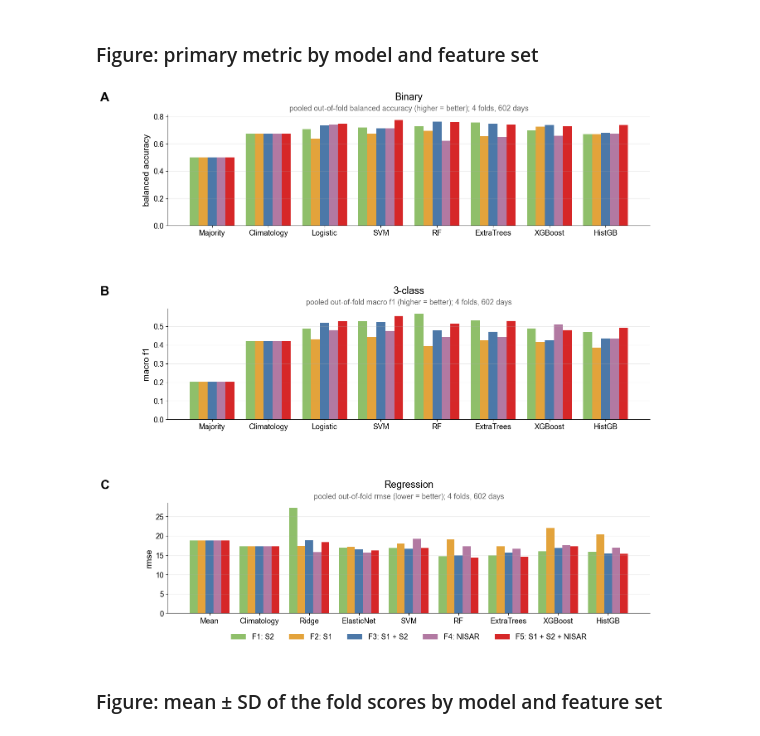
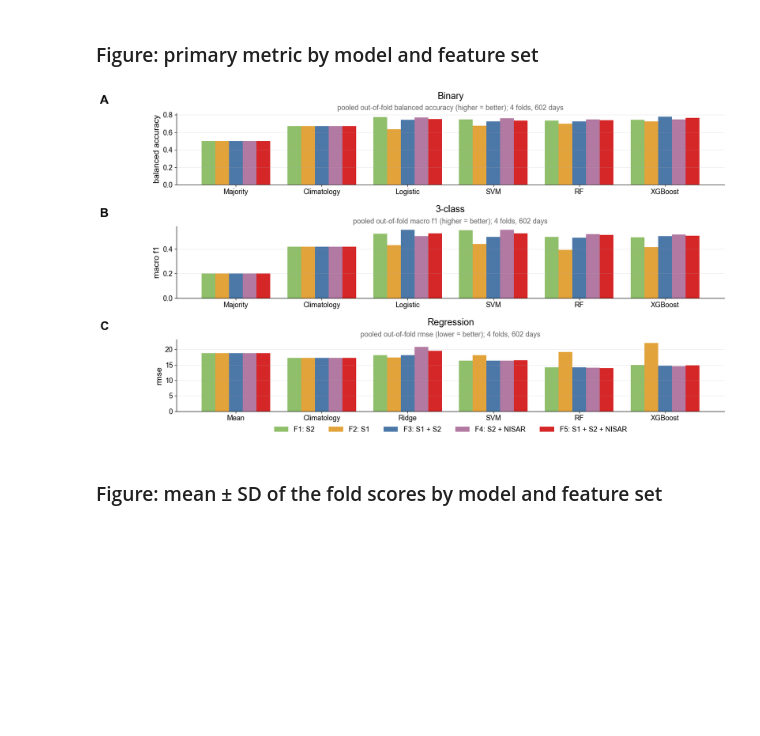
Before and after one commit to edrian-liao/rice-methane-downscaling, a Jupyter notebook: notebooks/train_model.ipynb, the cells around one changed output. Drawn from its saved outputs; the diff is of its cells as text; code cells hidden in the pictures; blank space fills up the shorter version.

Commit message:
model training (first phase); need to make changes

```diff
--- a/notebooks/train_model.ipynb
+++ b/notebooks/train_model.ipynb
@@ -251,12 +258,11 @@ def make_models(task):
             "Mean":        (DummyRegressor(), "none"),
             "Climatology": (DoyClimatology(CLIM_HALF_WIDTH, "reg"), "doy"),
             "Ridge":       (make_pipeline(*prep(), Ridge(alpha=RIDGE_ALPHA)), "features"),
-            "ElasticNet":  (make_pipeline(*prep(), ElasticNet(**ENET_PARAMS)), "features"),
+            # "ElasticNet":  (make_pipeline(*prep(), ElasticNet(**ENET_PARAMS)), "features"),
             "SVM":         (make_pipeline(*prep(), SVR(C=SVM_C)), "features"),
             "RF":          (make_pipeline(*prep(False), RandomForestRegressor(**RF_PARAMS)), "features"),
-            "ExtraTrees":  (make_pipeline(*prep(False), ExtraTreesRegressor(**ET_PARAMS)), "features"),
+            # "ExtraTrees":  (make_pipeline(*prep(False), ExtraTreesRegressor(**ET_PARAMS)), "features"),
             "XGBoost":     (XGBRegressor(**XGB_PARAMS), "features"),
-            "HistGB":      (HistGradientBoostingRegressor(**HGB_PARAMS), "features"),
         }
     logit = make_pipeline(*prep(), LogisticRegression(C=LOGIT_C, class_weight="balanced", max_iter=5000))
     return {
@@ -266,9 +272,8 @@ def make_models(task):
         "SVM":         (make_pipeline(*prep(), SVC(C=SVM_C, class_weight="balanced", probability=True,
                                                    random_state=SEED)), "features"),
         "RF":          (make_pipeline(*prep(False), RandomForestClassifier(class_weight="balanced", **RF_PARAMS)), "features"),
-        "ExtraTrees":  (make_pipeline(*prep(False), ExtraTreesClassifier(class_weight="balanced", **ET_PARAMS)), "features"),
+        # "ExtraTrees":  (make_pipeline(*prep(False), ExtraTreesClassifier(class_weight="balanced", **ET_PARAMS)), "features"),
         "XGBoost":     (BalancedLabelXGB(XGB_PARAMS), "features"),
-        "HistGB":      (HistGradientBoostingClassifier(class_weight="balanced", **HGB_PARAMS), "features"),
     }
 
 print({t: list(make_models(t)) for t in TASKS})
@@ -308,28 +313,43 @@ def model_input(X_feat, how, frame=None):
         return frame[["doy"]]
     return pd.DataFrame({"const": np.zeros(len(frame))})
 
-def run_cv(estimator, X, y, task):
+def p_class1(m, X):
+    # P(class 1) from a fitted binary model, or None if it has no predict_proba
+    if not hasattr(m, "predict_proba"):
+        return None
+    cls = list(m.classes_)
+    return m.predict_proba(X)[:, cls.index(1)] if 1 in cls else np.zeros(len(X))
+
+def run_cv(estimator, X, y, task, train_out=None):
     # Leave-one-group-out. Returns out-of-fold predictions (and P(class 1) for binary).
+    # train_out: if a list is given, the TRAINING-set score of each fold's model is appended to it
+    # (the model scored on the very rows it was fit on), for the overfitting check.
     pred = np.full(len(y), np.nan); proba1 = np.full(len(y), np.nan)
     for g in FOLDS:
         te = groups == g; tr = ~te
         m = clone(estimator).fit(X[tr], y[tr])
         pred[te] = m.predict(X[te])
-        if task == "binary" and hasattr(m, "predict_proba"):
-            cls = list(m.classes_)
-            proba1[te] = m.predict_proba(X[te])[:, cls.index(1)] if 1 in cls else 0.0
+        if task == "binary":
+            p = p_class1(m, X[te])
+            if p is not None:
+                proba1[te] = p
+        if train_out is not None:
+            train_out.append(dict(fold=g, **metrics(task, y[tr], m.predict(X[tr]),
+                                                    p_class1(m, X[tr]) if task == "binary" else None)))
     return pred, (proba1 if task == "binary" else None)
 # %% [markdown]
 ## 5. Run all tasks × feature sets × models
 # %%
-oof_rows, pooled_rows, fold_rows = [], [], []
+oof_rows, pooled_rows, fold_rows, train_rows = [], [], [], []
 t0 = time.time()
 for task, target in TASKS.items():
     y = df[target].values.astype(float if task == "regression" else int)
     for set_name in FEATURE_SETS:
         X_feat = df[feature_cols(set_name)]
         for name, (est, how) in make_models(task).items():
-            pred, p1 = run_cv(est, model_input(X_feat, how), y, task)
+            tr_scores = []
+            pred, p1 = run_cv(est, model_input(X_feat, how), y, task, train_out=tr_scores)
+            train_rows += [dict(task=task, set=set_name, model=name, **r) for r in tr_scores]
             pooled_rows.append(dict(task=task, set=set_name, model=name, **metrics(task, y, pred, p1)))
             for g in FOLDS:
                 te = groups == g
@@ -341,5 +361,6 @@ for task, target in TASKS.items():
 
 pooled = pd.DataFrame(pooled_rows)
 by_fold = pd.DataFrame(fold_rows)
+by_fold_train = pd.DataFrame(train_rows)      # same folds, scored on the training rows
 oof = pd.concat(oof_rows, ignore_index=True)
 # %% [output]
@@ -452,27 +473,27 @@ HistGB        16.362 ± 3.165  19.215 ± 3.053  15.464 ± 1.184  16.912 ± 4.670
 ### Figure: primary metric by model and feature set
 # %%
 set_colors = dict(zip(FEATURE_SETS, ["#8fbf6a", "#e3a33b", "#4c78a8", "#b279a2", "#d62728"]))
-fig, axes = plt.subplots(len(TASKS), 1, figsize=(15, 5.2 * len(TASKS)))
-fig.subplots_adjust(hspace=0.75)
+fig, axes = plt.subplots(len(TASKS), 1, figsize=SLIDE_SIZE, layout="constrained")
+fig.get_layout_engine().set(h_pad=0.12, hspace=0.06)   # room between stacked panels
 for k, (ax, (task, metric)) in enumerate(zip(np.atleast_1d(axes), PRIMARY_METRIC.items())):
     t = pooled[pooled.task == task].pivot(index="model", columns="set", values=metric).loc[list(make_models(task))]
     x = np.arange(len(t)); w = 0.8 / len(FEATURE_SETS)
     for i, s in enumerate(FEATURE_SETS):
         ax.bar(x + (i - (len(FEATURE_SETS) - 1) / 2) * w, t[s], w, label=f"{s}: {' + '.join(FEATURE_SETS[s])}",
                color=set_colors[s])
     ax.set_xticks(x); ax.set_xticklabels(t.index); ax.set_ylabel(metric.replace("_", " "))
     ax.set_title({"binary": "Binary", "3class": "3-class", "regression": "Regression"}[task], pad=26)
     subtitle(ax, f"pooled out-of-fold {metric.replace('_', ' ')}"
                  + (" (lower = better)" if metric in LOWER_IS_BETTER else " (higher = better)")
                  + f"; {len(FOLDS)} folds, {len(df)} days")
     ax.grid(axis="y", alpha=0.25)
     panel_letter(ax, "ABCDEFG"[k])
 np.atleast_1d(axes)[-1].legend(ncol=5, frameon=False, loc="upper center", bbox_to_anchor=(0.5, -0.12))
 OUT_DIR.mkdir(parents=True, exist_ok=True)
-fig.savefig(OUT_DIR / "primary_metric_by_model.png", dpi=150, bbox_inches="tight")
+fig.savefig(OUT_DIR / "primary_metric_by_model.png", dpi=SLIDE_DPI)
 plt.show()
 # %% [output]
-[figure, old version]
+[figure, new version]
 # %% [markdown]
 ### Figure: mean ± SD of the fold scores by model and feature set
 # %%
```
Also changed, not shown: parts of 30 cells of this notebook, 8 other files.
